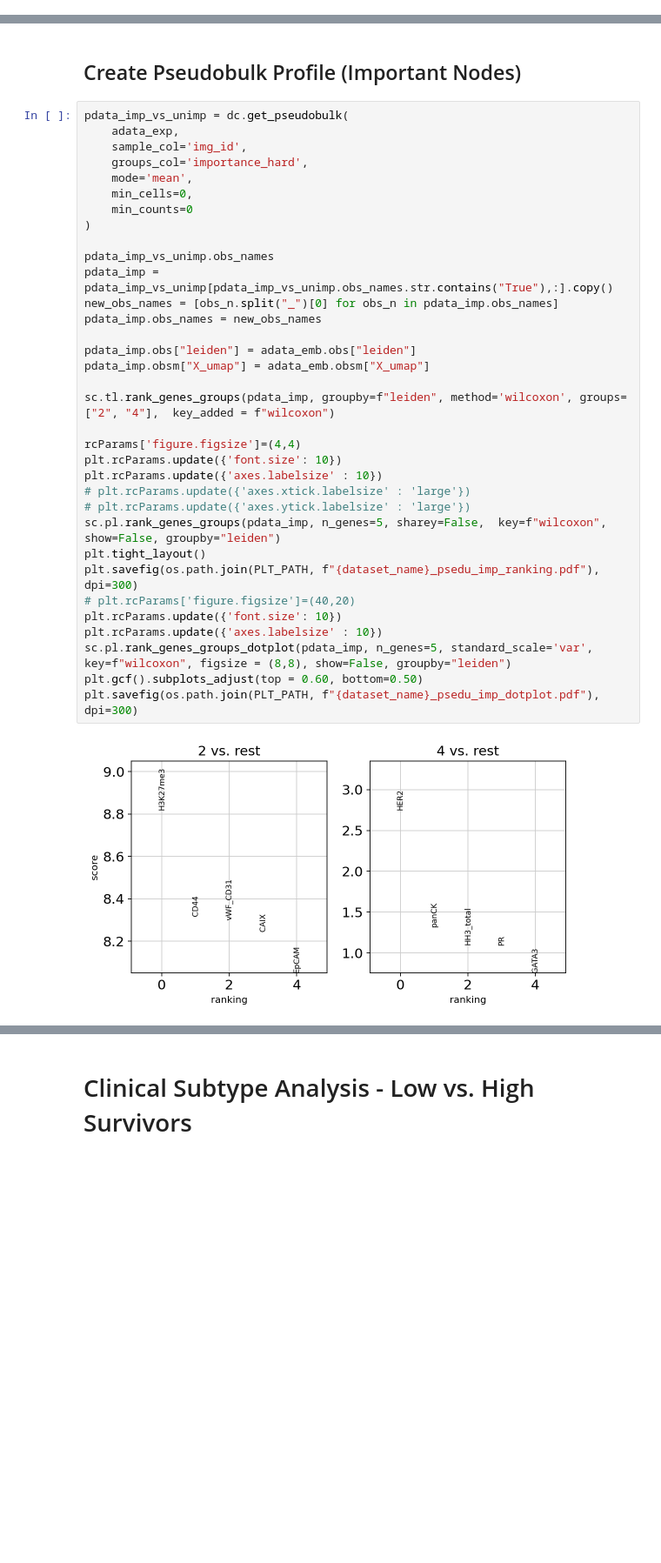
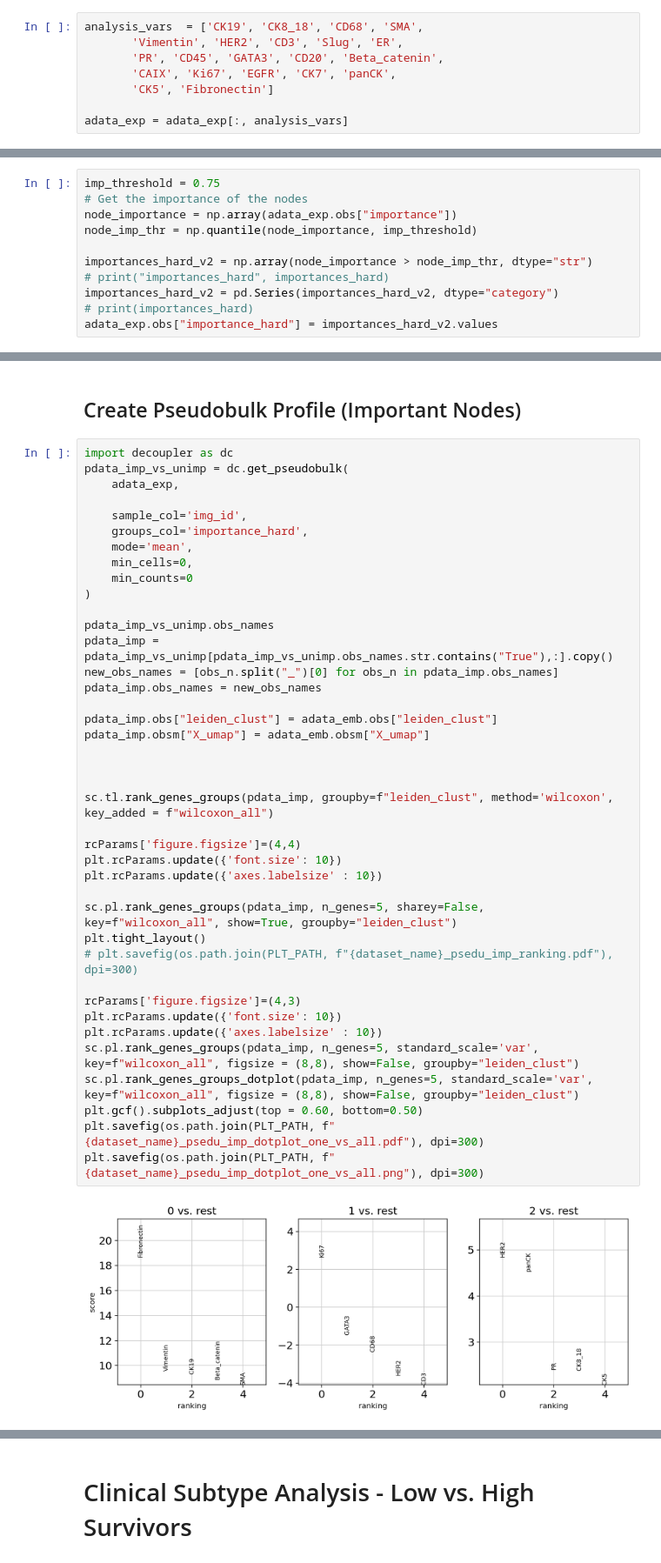
Before and after one commit to saezlab/GNNClinicalOutcomePrediction, a Jupyter notebook: bin/embedding_clustering_METABRIC.ipynb, the cells around one changed output, grey strips where cells are left out. Shown at 87% size. Saved outputs shown, nothing was run; the diff lists cells and outputs as text; blank space fills up the shorter version.

```diff
--- a/bin/embedding_clustering_METABRIC.ipynb
+++ b/bin/embedding_clustering_METABRIC.ipynb
@@ -72,0 +169,8 @@ Target prediction: OSmonth
+# %%
+analysis_vars  = ['CK19', 'CK8_18', 'CD68', 'SMA',
+       'Vimentin', 'HER2', 'CD3', 'Slug', 'ER',
+       'PR', 'CD45', 'GATA3', 'CD20', 'Beta_catenin',
+       'CAIX', 'Ki67', 'EGFR', 'CK7', 'panCK',
+       'CK5', 'Fibronectin']
+
+adata_exp = adata_exp[:, analysis_vars]
@@ -73,3 +183,14 @@ Target prediction: OSmonth
+# %%
+imp_threshold = 0.75
+# Get the importance of the nodes
+node_importance = np.array(adata_exp.obs["importance"])
+node_imp_thr = np.quantile(node_importance, imp_threshold)
+
+importances_hard_v2 = np.array(node_importance > node_imp_thr, dtype="str")
+# print("importances_hard", importances_hard)
+importances_hard_v2 = pd.Series(importances_hard_v2, dtype="category")
+# print(importances_hard)
+adata_exp.obs["importance_hard"] = importances_hard_v2.values
 # %%
 import embeddings
 emd, related_data = embeddings.get_intermediate_embeddings_for_dataset(model, dataset, batch_size=1)
@@ -145,38 +348,44 @@ plt.savefig(os.path.join(PLT_PATH, f"{dataset_name}_embedding_boxplot.pdf"), dpi
 # %% [markdown]
 <h2>Create Pseudobulk Profile (Important Nodes)</h2>
 # %%
+import decoupler as dc
 pdata_imp_vs_unimp = dc.get_pseudobulk(
     adata_exp,
+
     sample_col='img_id',
     groups_col='importance_hard',
     mode='mean',
     min_cells=0,
     min_counts=0
 )
 
 pdata_imp_vs_unimp.obs_names
 pdata_imp = pdata_imp_vs_unimp[pdata_imp_vs_unimp.obs_names.str.contains("True"),:].copy()
 new_obs_names = [obs_n.split("_")[0] for obs_n in pdata_imp.obs_names]
 pdata_imp.obs_names = new_obs_names
 
-pdata_imp.obs["leiden"] = adata_emb.obs["leiden"]
+pdata_imp.obs["leiden_clust"] = adata_emb.obs["leiden_clust"]
 pdata_imp.obsm["X_umap"] = adata_emb.obsm["X_umap"]
 
-sc.tl.rank_genes_groups(pdata_imp, groupby=f"leiden", method='wilcoxon', groups=["2", "4"],  key_added = f"wilcoxon")
+
+
+sc.tl.rank_genes_groups(pdata_imp, groupby=f"leiden_clust", method='wilcoxon', key_added = f"wilcoxon_all")
 
 rcParams['figure.figsize']=(4,4)
 plt.rcParams.update({'font.size': 10})
 plt.rcParams.update({'axes.labelsize' : 10})
-# plt.rcParams.update({'axes.xtick.labelsize' : 'large'})
-# plt.rcParams.update({'axes.ytick.labelsize' : 'large'})
-sc.pl.rank_genes_groups(pdata_imp, n_genes=5, sharey=False,  key=f"wilcoxon", show=False, groupby="leiden")
+
+sc.pl.rank_genes_groups(pdata_imp, n_genes=5, sharey=False,  key=f"wilcoxon_all", show=True, groupby="leiden_clust")
 plt.tight_layout()
-plt.savefig(os.path.join(PLT_PATH, f"{dataset_name}_psedu_imp_ranking.pdf"), dpi=300)
-# plt.rcParams['figure.figsize']=(40,20)
+# plt.savefig(os.path.join(PLT_PATH, f"{dataset_name}_psedu_imp_ranking.pdf"), dpi=300)
+
+rcParams['figure.figsize']=(4,3)
 plt.rcParams.update({'font.size': 10})
 plt.rcParams.update({'axes.labelsize' : 10})
-sc.pl.rank_genes_groups_dotplot(pdata_imp, n_genes=5, standard_scale='var', key=f"wilcoxon", figsize = (8,8), show=False, groupby="leiden")
+sc.pl.rank_genes_groups(pdata_imp, n_genes=5, standard_scale='var', key=f"wilcoxon_all", figsize = (8,8), show=False, groupby="leiden_clust")
+sc.pl.rank_genes_groups_dotplot(pdata_imp, n_genes=5, standard_scale='var', key=f"wilcoxon_all", figsize = (8,8), show=False, groupby="leiden_clust")
 plt.gcf().subplots_adjust(top = 0.60, bottom=0.50)
-plt.savefig(os.path.join(PLT_PATH, f"{dataset_name}_psedu_imp_dotplot.pdf"), dpi=300)
+plt.savefig(os.path.join(PLT_PATH, f"{dataset_name}_psedu_imp_dotplot_one_vs_all.pdf"), dpi=300)
+plt.savefig(os.path.join(PLT_PATH, f"{dataset_name}_psedu_imp_dotplot_one_vs_all.png"), dpi=300)
 # %% [output]
-[figure, old version]
+[figure, new version]
```
Also changed, not shown: parts of 34 cells of this notebook, 16 other files.
